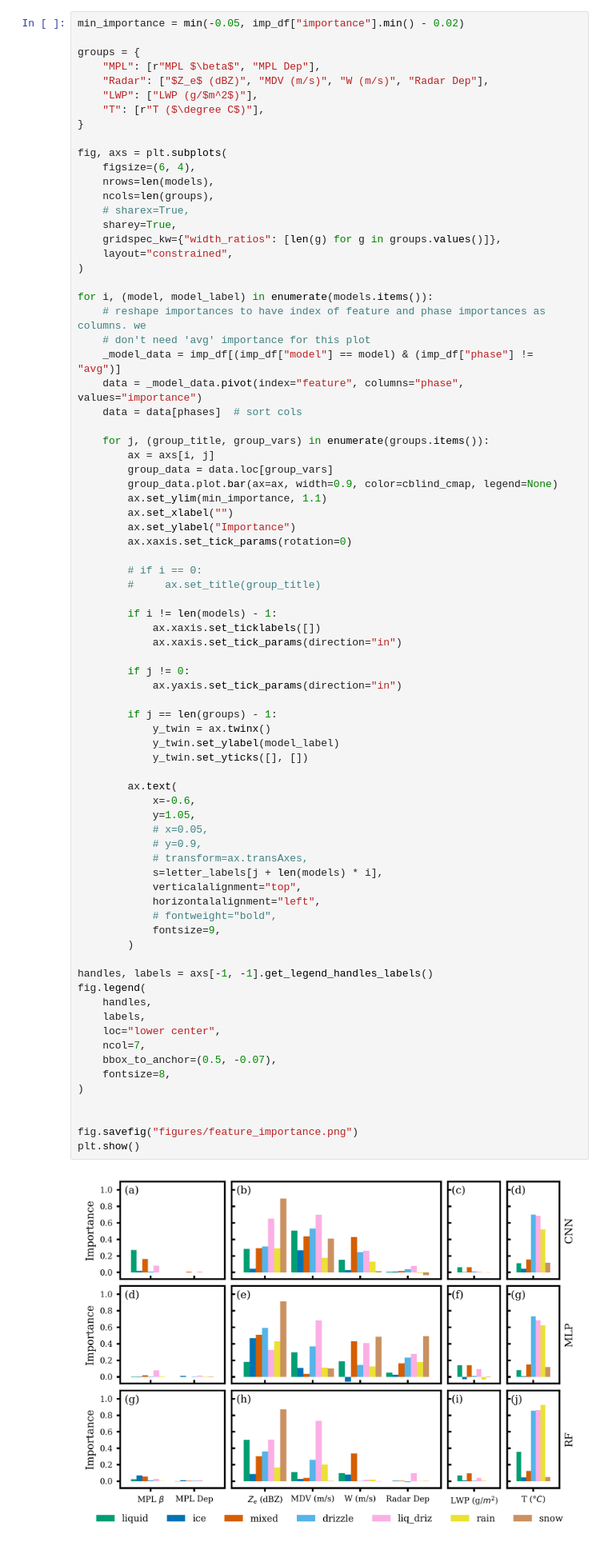
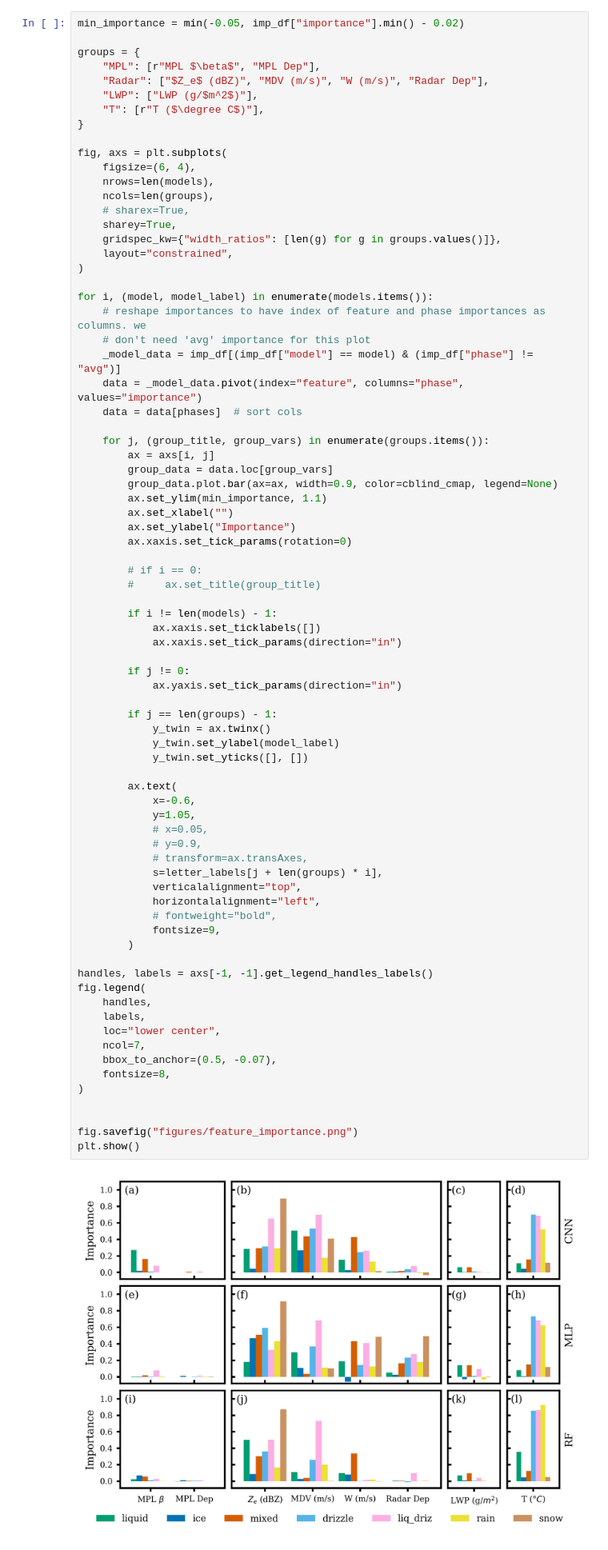
Before and after one commit to maxwelllevin/cloudphase-ml-amt, a Jupyter notebook: src/analysis/importances.ipynb, the cells around one changed output. Shown at 80% size. Saved outputs shown, nothing was run; the diff lists cells and outputs as text.

```diff
--- a/src/analysis/importances.ipynb
+++ b/src/analysis/importances.ipynb
@@ -156,35 +156,35 @@ for i, (model, model_label) in enumerate(models.items()):
             y_twin = ax.twinx()
             y_twin.set_ylabel(model_label)
             y_twin.set_yticks([], [])
 
         ax.text(
             x=-0.6,
             y=1.05,
             # x=0.05,
             # y=0.9,
             # transform=ax.transAxes,
-            s=letter_labels[j + len(models) * i],
+            s=letter_labels[j + len(groups) * i],
             verticalalignment="top",
             horizontalalignment="left",
             # fontweight="bold",
             fontsize=9,
         )
 
 handles, labels = axs[-1, -1].get_legend_handles_labels()
 fig.legend(
     handles,
     labels,
     loc="lower center",
     ncol=7,
     bbox_to_anchor=(0.5, -0.07),
     fontsize=8,
 )
 
 
 fig.savefig("figures/feature_importance.png")
 plt.show()
 # %% [output]
-[figure, old version]
+[figure, new version]
 # %%
 min_importance = min(-0.05, imp_df["importance"].min() - 0.02)
 
```
Also changed, not shown: 1 other file.
